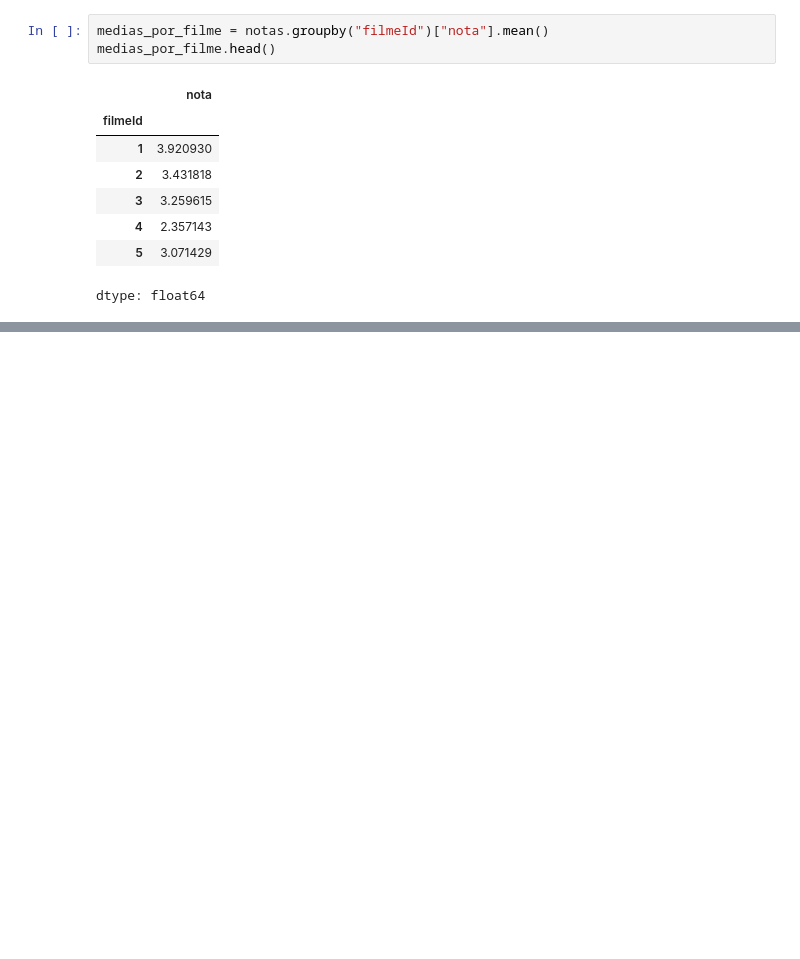
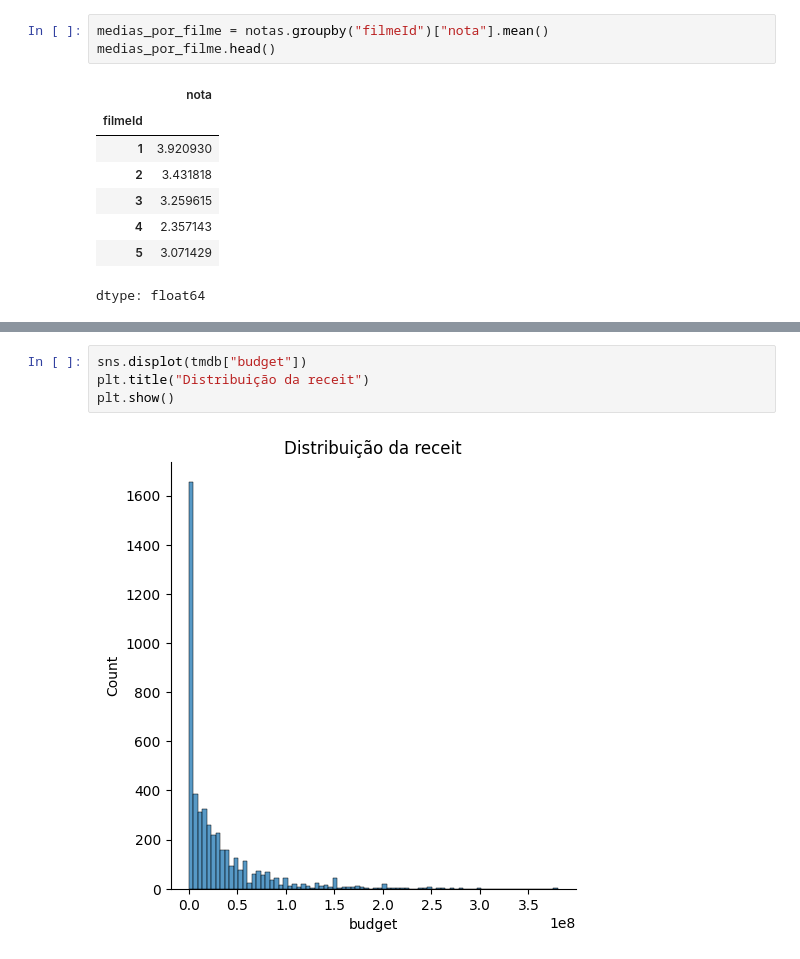
Before and after one commit to Ygor-Amaro/Alura_data_science_1, a Jupyter notebook: Data_Science_explorando_e_analisando_dados.ipynb, the cells around one changed output, grey strips where cells are left out. Drawn from its saved outputs; the diff is of its cells as text; blank space fills up the shorter version.

```diff
--- a/Data_Science_explorando_e_analisando_dados.ipynb
+++ b/Data_Science_explorando_e_analisando_dados.ipynb
@@ -148,0 +197,6 @@ https://gist.github.com/mwaskom/de44147ed2974457ad6372750bbe5751
+# %%
+sns.displot(tmdb["budget"])
+plt.title("Distribuição da receit")
+plt.show()
+# %% [output]
+[figure, added]
```
Also changed, not shown: parts of 13 cells of this notebook.
